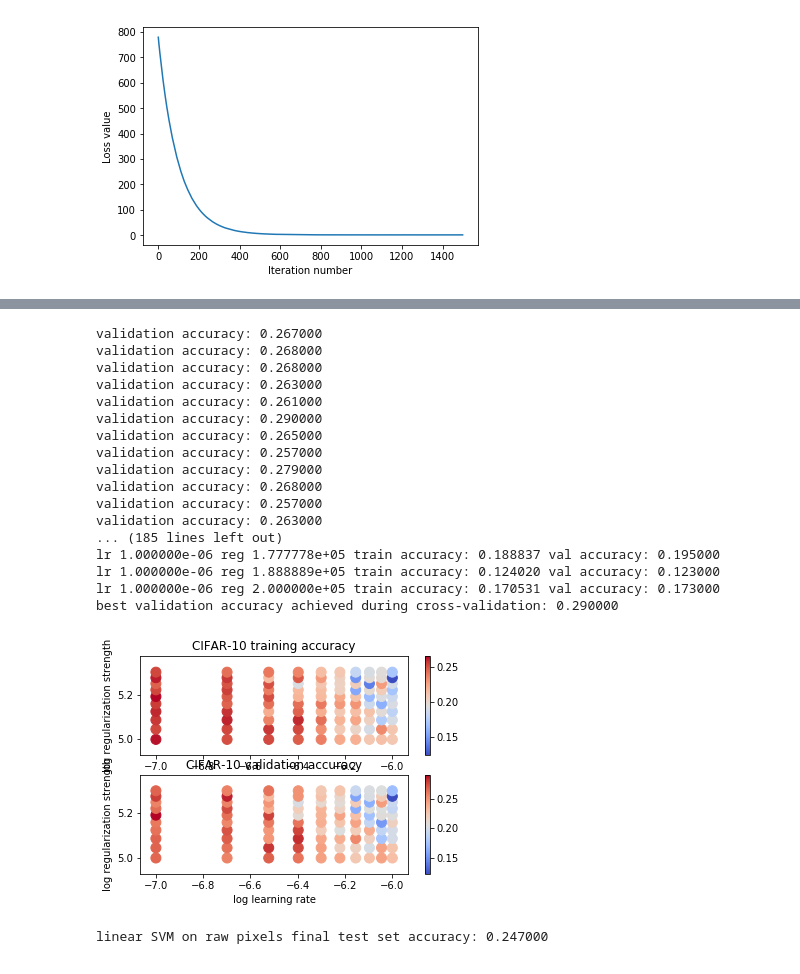
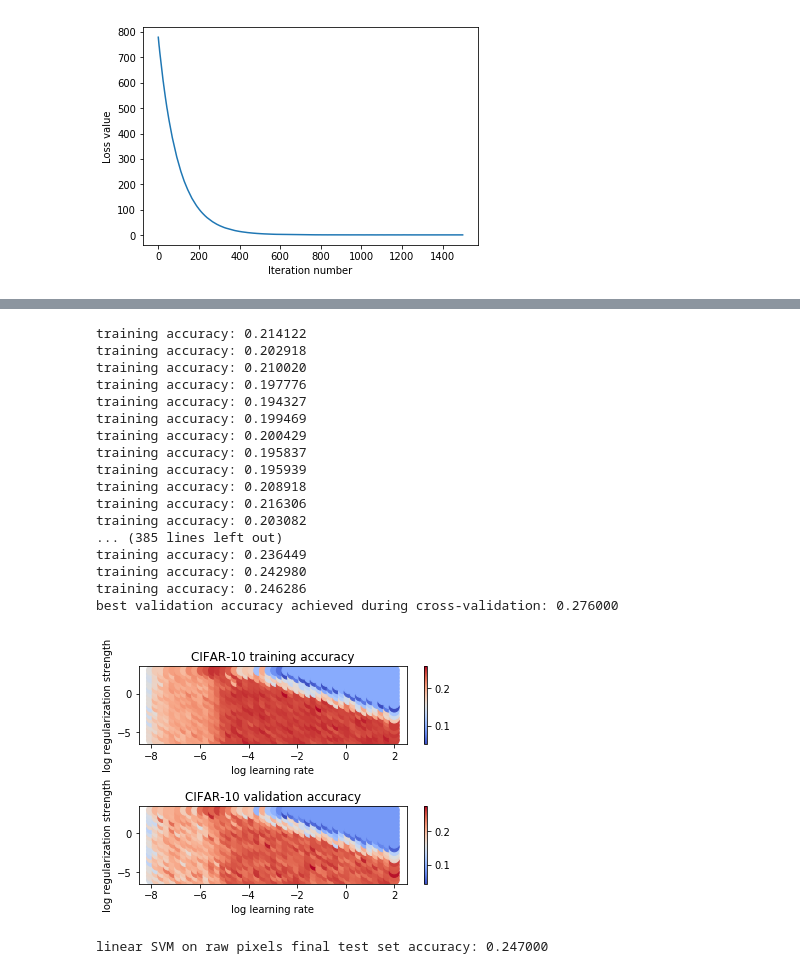
Before and after one commit to cemalec/CS231, a Jupyter notebook: assignment1/svm.ipynb, the cells around one changed output, grey strips where cells are left out. Saved outputs shown, nothing was run; the diff lists cells and outputs as text; code cells hidden in the pictures.

```diff
--- a/assignment1/svm.ipynb
+++ b/assignment1/svm.ipynb
@@ -342,14 +346,14 @@ validation accuracy: 0.256000
 #Note: you may see runtime/overflow warnings during hyper-parameter search.
 # This may be caused by extreme values, and is not a bug.
 
-learning_rates = np.linspace(1e-7,10e-7,num=10)
-regularization_strengths = np.linspace(1e5,2e5,num=10)
+learning_rates = np.geomspace(1e-6,1e-2,num=20)
+regularization_strengths = np.geomspace(1e-10,1e-4,num=20)
 
 # results is dictionary mapping tuples of the form
 # (learning_rate, regularization_strength) to tuples of the form
 # (training_accuracy, validation_accuracy). The accuracy is simply the fraction
 # of data points that are correctly classified.
-results = {}
+results2 = {}
 best_val = -1   # The highest validation accuracy that we have seen so far.
 best_svm = None # The LinearSVM object that achieved the highest validation rate.
 
@@ -372,17 +376,17 @@ best_svm = None # The LinearSVM object that achieved the highest validation rate
 for lr in learning_rates:
     for rs in regularization_strengths:
         svm = LinearSVM()
+
         loss_hist = svm.train(X_train, y_train, learning_rate=lr, reg=rs,
-                      num_iters=500, verbose=False)
+                      num_iters=200, verbose=False)
 
         y_train_pred = svm.predict(X_train)
         train_acc = np.mean(y_train == y_train_pred)
-        #print('training accuracy: %f' % train_acc, )
+        print('training accuracy: %f' % train_acc, )
 
         y_val_pred = svm.predict(X_val)
         val_acc = np.mean(y_val == y_val_pred)
-        print('validation accuracy: %f' % val_acc, )
-        results.update({(lr,rs):(train_acc,val_acc)})
+        results2.update({(lr,rs):(train_acc,val_acc)})
 
         if val_acc > best_val:
             best_val = val_acc
@@ -393,25 +397,23 @@ for lr in learning_rates:
 # Print out results.
 for lr, reg in sorted(results):
     train_accuracy, val_accuracy = results[(lr, reg)]
-    print('lr %e reg %e train accuracy: %f val accuracy: %f' % (
-                lr, reg, train_accuracy, val_accuracy))
 
 print('best validation accuracy achieved during cross-validation: %f' % best_val)
 # %% [output]
-validation accuracy: 0.267000
-validation accuracy: 0.268000
-validation accuracy: 0.268000
-validation accuracy: 0.263000
-validation accuracy: 0.261000
-validation accuracy: 0.290000
-validation accuracy: 0.265000
-validation accuracy: 0.257000
-validation accuracy: 0.279000
-validation accuracy: 0.268000
-validation accuracy: 0.257000
-validation accuracy: 0.263000
-... (185 lines left out)
-lr 1.000000e-06 reg 1.777778e+05 train accuracy: 0.188837 val accuracy: 0.195000
-lr 1.000000e-06 reg 1.888889e+05 train accuracy: 0.124020 val accuracy: 0.123000
-lr 1.000000e-06 reg 2.000000e+05 train accuracy: 0.170531 val accuracy: 0.173000
-best validation accuracy achieved during cross-validation: 0.290000
+training accuracy: 0.214122
+training accuracy: 0.202918
+training accuracy: 0.210020
+training accuracy: 0.197776
+training accuracy: 0.194327
+training accuracy: 0.199469
+training accuracy: 0.200429
+training accuracy: 0.195837
+training accuracy: 0.195939
+training accuracy: 0.208918
+training accuracy: 0.216306
+training accuracy: 0.203082
+... (385 lines left out)
+training accuracy: 0.236449
+training accuracy: 0.242980
+training accuracy: 0.246286
+best validation accuracy achieved during cross-validation: 0.276000
@@ -420,30 +420,31 @@ best validation accuracy achieved during cross-validation: 0.290000
 # %%
 # Visualize the cross-validation results
 import math
 x_scatter = [math.log10(x[0]) for x in results]
 y_scatter = [math.log10(x[1]) for x in results]
 
 # plot training accuracy
 marker_size = 100
 colors = [results[x][0] for x in results]
 plt.subplot(2, 1, 1)
+plt.subplots_adjust(hspace = 0.8)
 plt.scatter(x_scatter, y_scatter, marker_size, c=colors, cmap=plt.cm.coolwarm)
 plt.colorbar()
 plt.xlabel('log learning rate')
 plt.ylabel('log regularization strength')
 plt.title('CIFAR-10 training accuracy')
 
 # plot validation accuracy
 colors = [results[x][1] for x in results] # default size of markers is 20
 plt.subplot(2, 1, 2)
 plt.scatter(x_scatter, y_scatter, marker_size, c=colors, cmap=plt.cm.coolwarm)
 plt.colorbar()
 plt.xlabel('log learning rate')
 plt.ylabel('log regularization strength')
 plt.title('CIFAR-10 validation accuracy')
 plt.show()
 # %% [output]
-[figure, old version]
+[figure, new version]
 # %%
 # Evaluate the best svm on test set
 y_test_pred = best_svm.predict(X_test)
```
Also changed, not shown: parts of 8 cells of this notebook.
